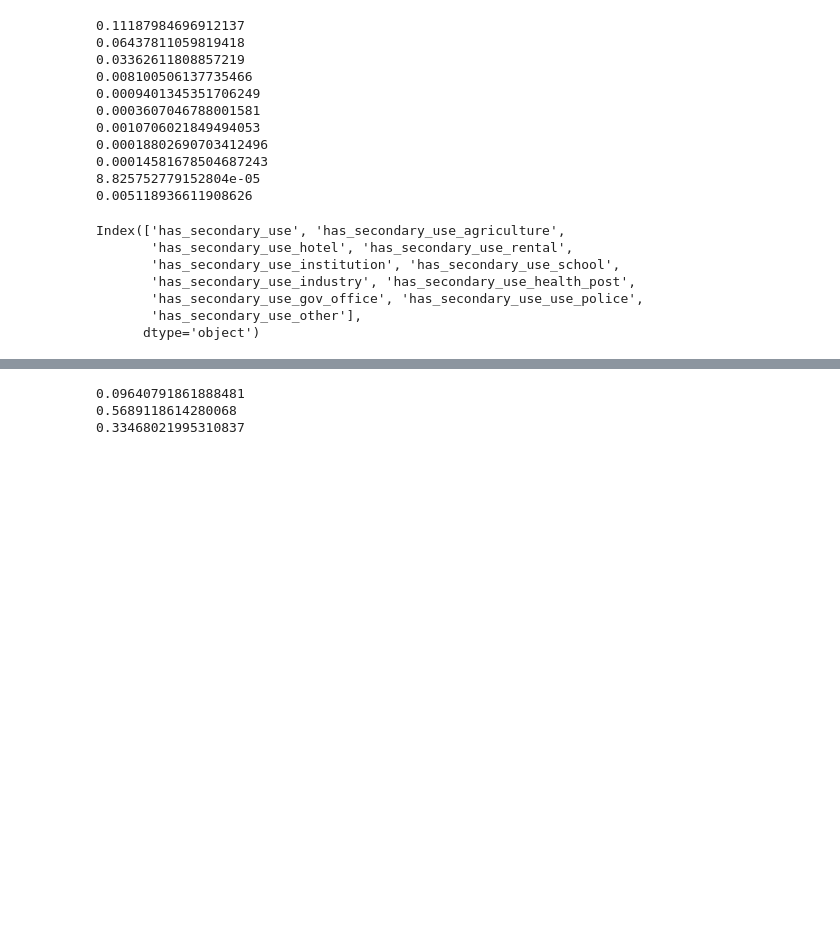
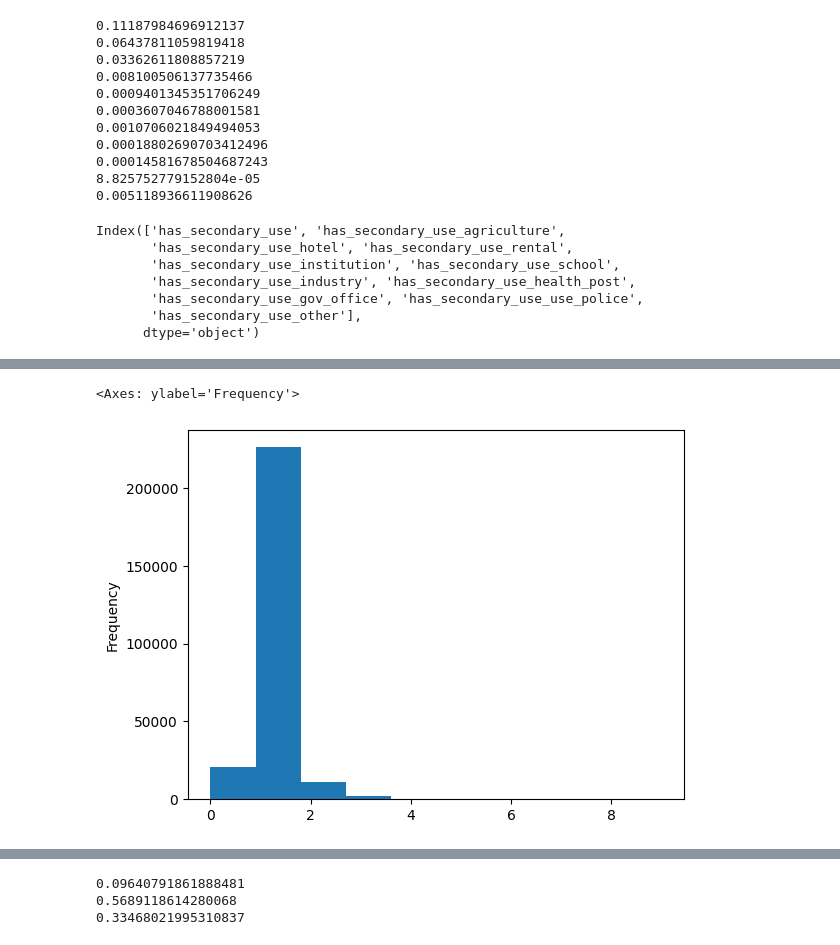
Before and after one commit to SE-Nie/DSR_competition, a Jupyter notebook: notebooks/20231005_Leo_EDA.ipynb, the cells around one changed output, grey strips where cells are left out. Drawn from its saved outputs; the diff is of its cells as text; code cells hidden in the pictures; blank space fills up the shorter version.

```diff
--- a/notebooks/20231005_Leo_EDA.ipynb
+++ b/notebooks/20231005_Leo_EDA.ipynb
@@ -128,0 +131,5 @@ for i in df.columns:
+# %%
+df.loc[:,"count_families"].plot(kind="hist")
+# %% [output]
+<Axes: ylabel='Frequency'>
+[figure, added]
```
Also changed, not shown: parts of 7 cells of this notebook, 1 other file.
